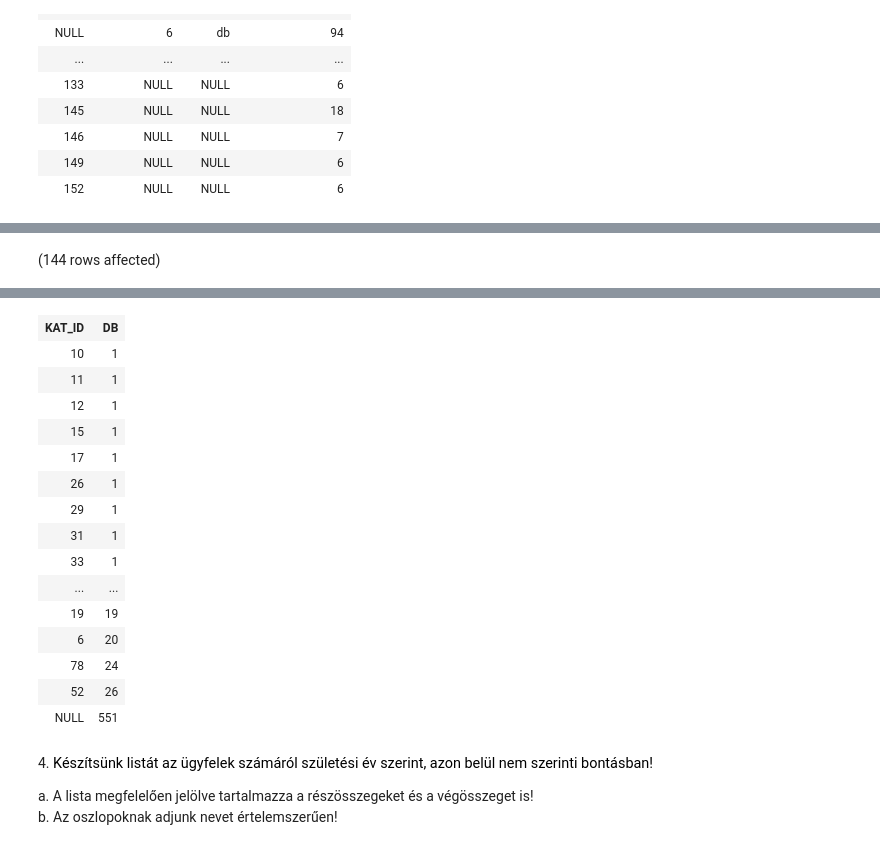
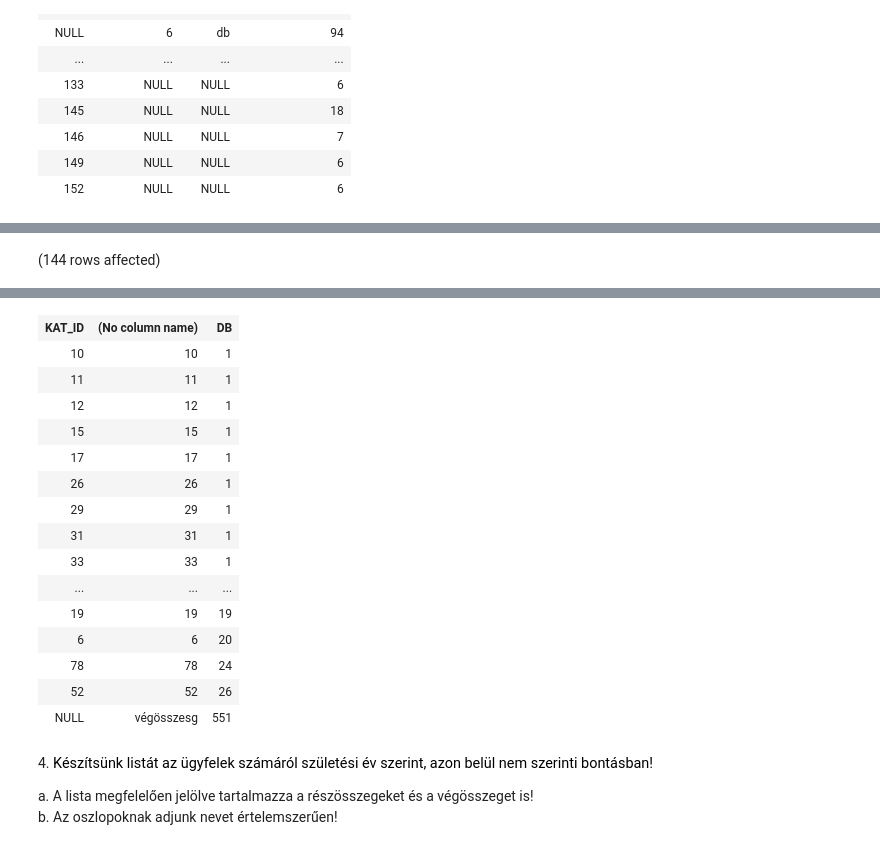
Before and after one commit to wkata/sql_gyak, a Jupyter notebook: gyak4/gyakorlat04_feladatok.ipynb, the cells around one changed output, grey strips where cells are left out. Cells and saved outputs as stored; diff of their text form; code cells hidden in the pictures.

```diff
--- a/gyak4/gyakorlat04_feladatok.ipynb
+++ b/gyak4/gyakorlat04_feladatok.ipynb
@@ -58,7 +58,9 @@ a. Elég megjeleníteni a kategóriák azonosítóit és a darabszámokat!
 
 ![](https://moodle.uni-corvinus.hu/theme/image.php/adaptable/atto_h5p/1709548862/icon)
 # %%
-SELECT KAT_ID, count(*) As 'DB'
+SELECT KAT_ID,
+IIF(GROUPING_ID(KAT_ID)=1, 'végösszesg',CAST( Kat_id AS VARCHAR(10))),
+ count(*) As 'DB'
 FROM Termek
 group by cube(kat_id)
 order by count(*)
@@ -68,19 +70,19 @@ Total execution time: 00:00:00.005
-| KAT_ID | DB |
-| 10 | 1 |
-| 11 | 1 |
-| 12 | 1 |
-| 15 | 1 |
-| 17 | 1 |
-| 26 | 1 |
-| 29 | 1 |
-| 31 | 1 |
-| 33 | 1 |
-| ... | ... |
-| 19 | 19 |
-| 6 | 20 |
-| 78 | 24 |
-| 52 | 26 |
-| NULL | 551 |
+| KAT_ID | (No column name) | DB |
+| 10 | 10 | 1 |
+| 11 | 11 | 1 |
+| 12 | 12 | 1 |
+| 15 | 15 | 1 |
+| 17 | 17 | 1 |
+| 26 | 26 | 1 |
+| 29 | 29 | 1 |
+| 31 | 31 | 1 |
+| 33 | 33 | 1 |
+| ... | ... | ... |
+| 19 | 19 | 19 |
+| 6 | 6 | 20 |
+| 78 | 78 | 24 |
+| 52 | 52 | 26 |
+| NULL | végösszesg | 551 |
 # %% [markdown]
 4. <span style="background-color: rgb(255, 255, 255); color: rgb(0, 0, 0); font-family: &quot;Open Sans&quot;, sans-serif; font-size: 14.44px;">Készítsünk listát az ügyfelek számáról születési év szerint, azon belül nem szerinti bontásban!&nbsp;</span>
 
```
Also changed, not shown: parts of 1 cell of this notebook.
